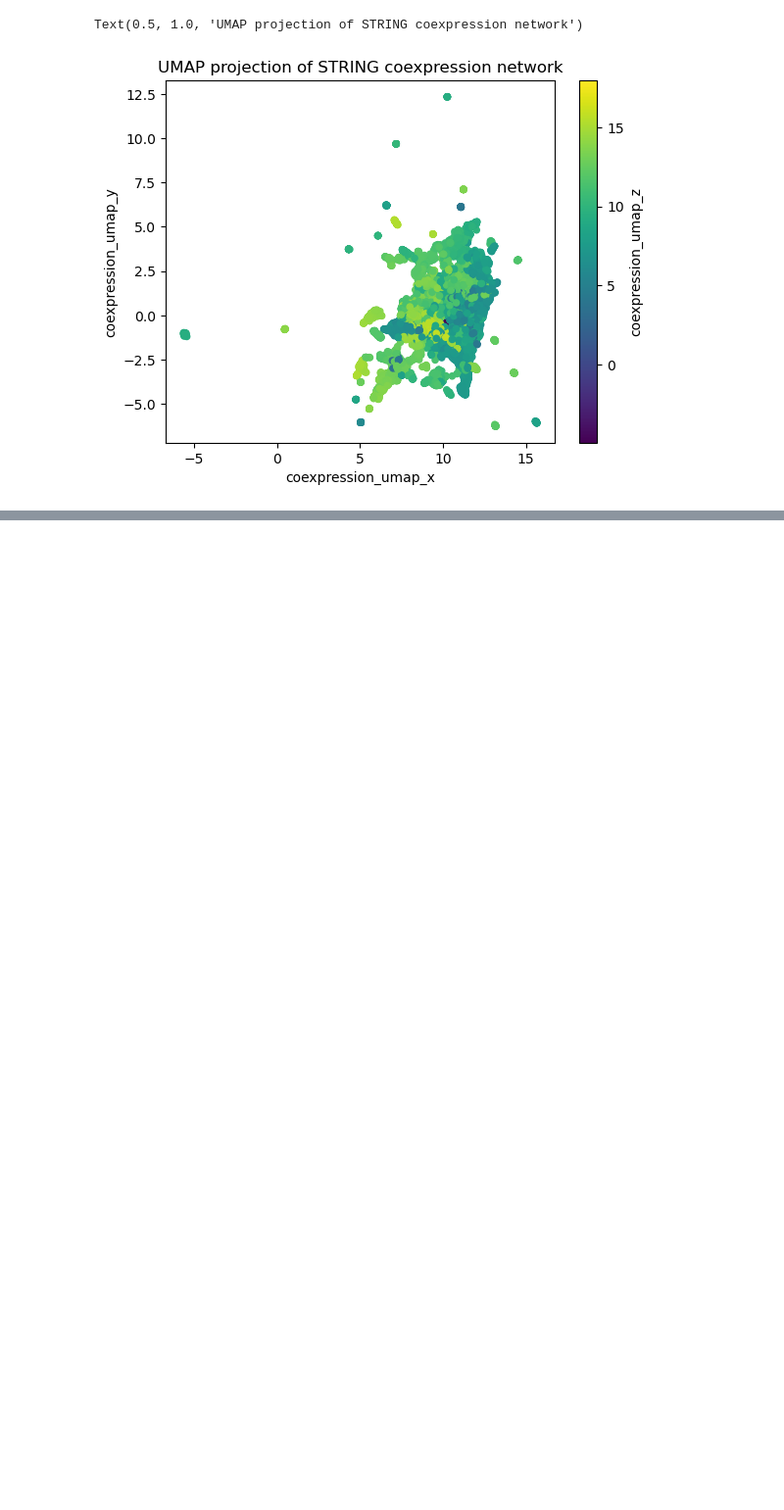
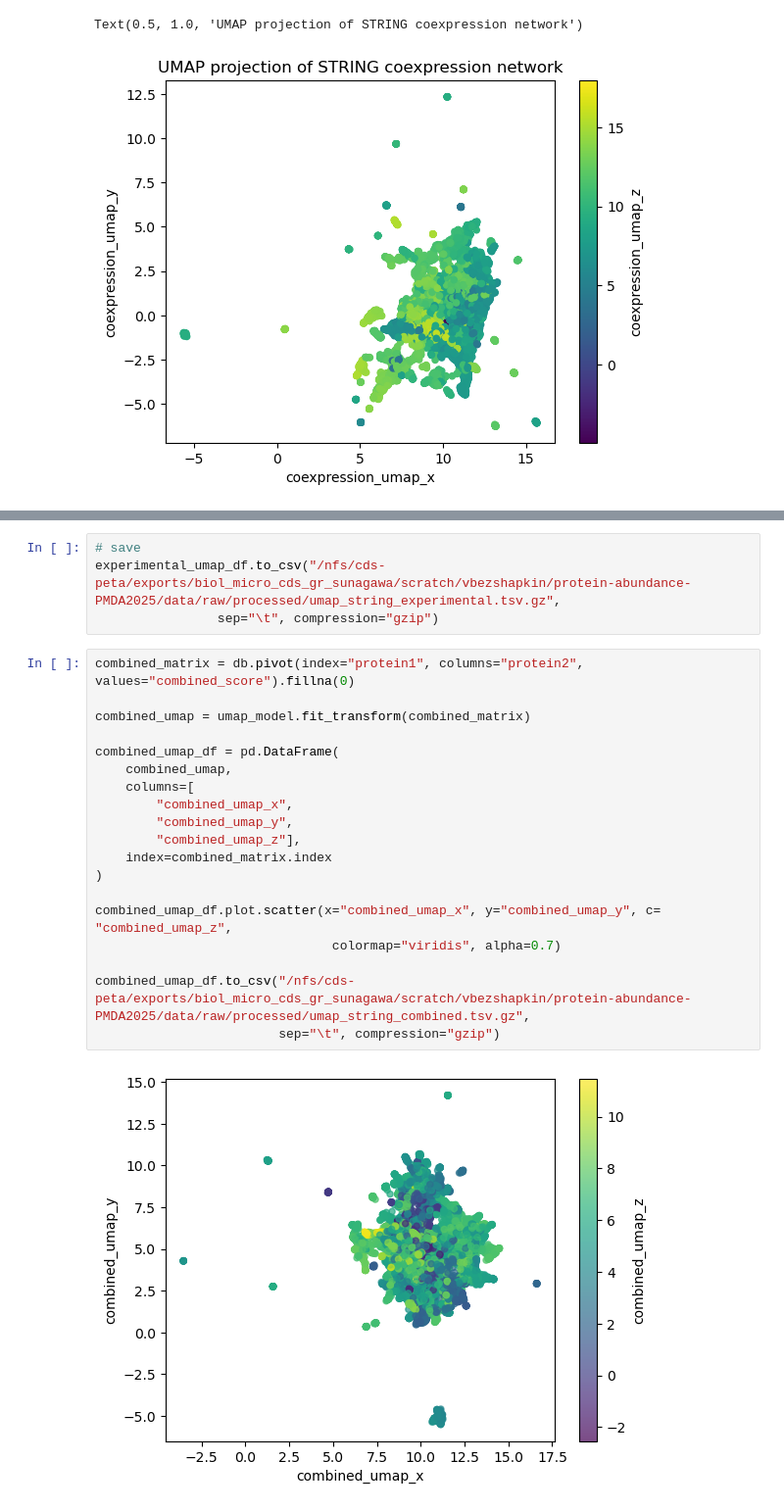
Before and after one commit to sunshine-42/protein-abundance-PMDA2025, a Jupyter notebook: notebooks/01-srtring-umap.ipynb, the cells around one changed output, grey strips where cells are left out. Shown at 98% size. Drawn from its saved outputs; the diff is of its cells as text; blank space fills up the shorter version.

```diff
--- a/notebooks/01-srtring-umap.ipynb
+++ b/notebooks/01-srtring-umap.ipynb
@@ -50,0 +73,25 @@ umap_df.to_csv("/nfs/cds-peta/exports/biol_micro_cds_gr_sunagawa/scratch/vbezsha
+# %%
+# save
+experimental_umap_df.to_csv("/nfs/cds-peta/exports/biol_micro_cds_gr_sunagawa/scratch/vbezshapkin/protein-abundance-PMDA2025/data/raw/processed/umap_string_experimental.tsv.gz",
+                sep="\t", compression="gzip")
+# %%
+combined_matrix = db.pivot(index="protein1", columns="protein2", values="combined_score").fillna(0)
+
+combined_umap = umap_model.fit_transform(combined_matrix)
+
+combined_umap_df = pd.DataFrame(
+    combined_umap,
+    columns=[
+        "combined_umap_x",
+        "combined_umap_y",
+        "combined_umap_z"],
+    index=combined_matrix.index
+)
+
+combined_umap_df.plot.scatter(x="combined_umap_x", y="combined_umap_y", c= "combined_umap_z",
+                               colormap="viridis", alpha=0.7)
+
+combined_umap_df.to_csv("/nfs/cds-peta/exports/biol_micro_cds_gr_sunagawa/scratch/vbezshapkin/protein-abundance-PMDA2025/data/raw/processed/umap_string_combined.tsv.gz",
+                        sep="\t", compression="gzip")
+# %% [output]
+[figure, added]
```
Also changed, not shown: parts of 5 cells of this notebook.
